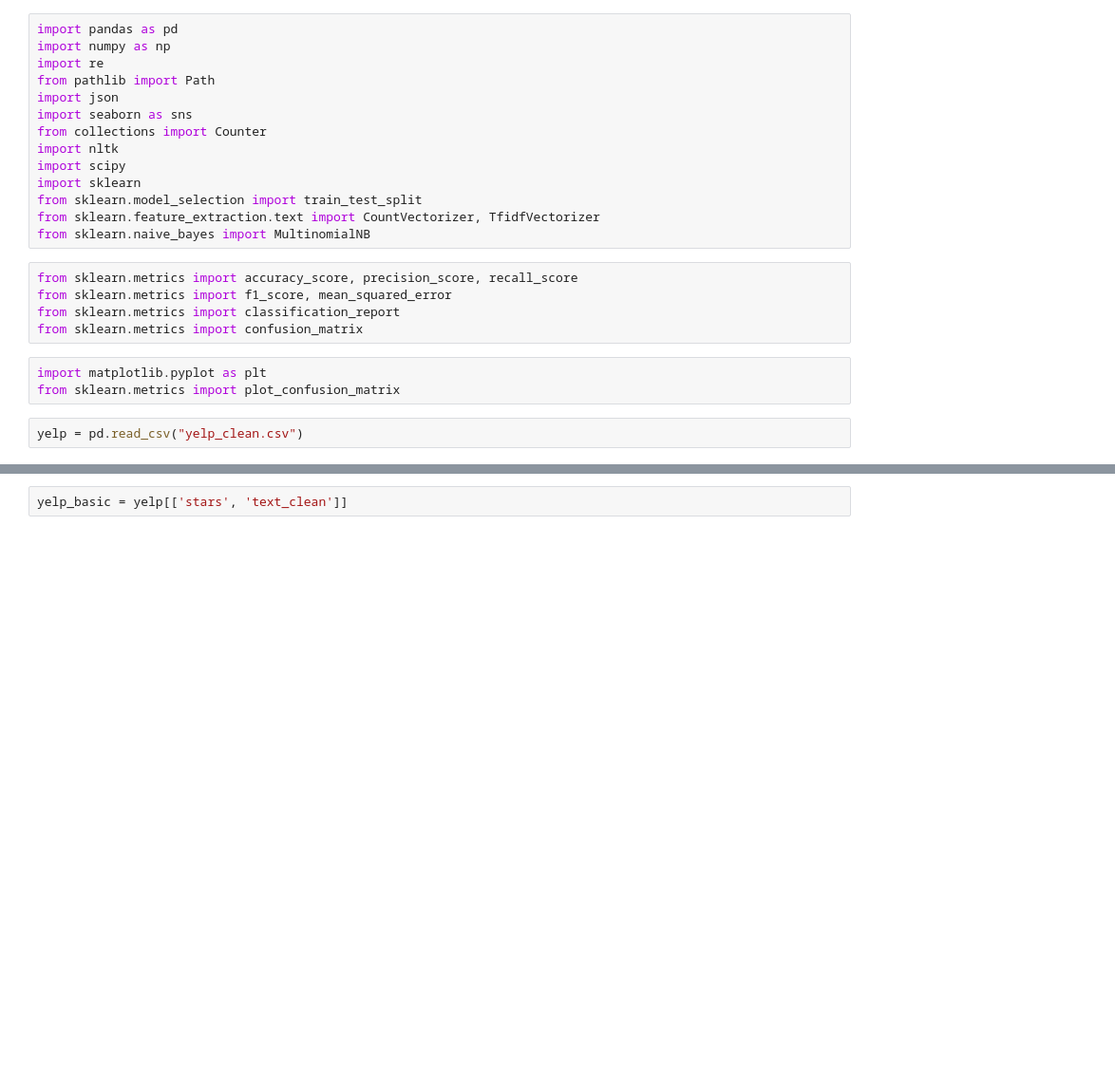
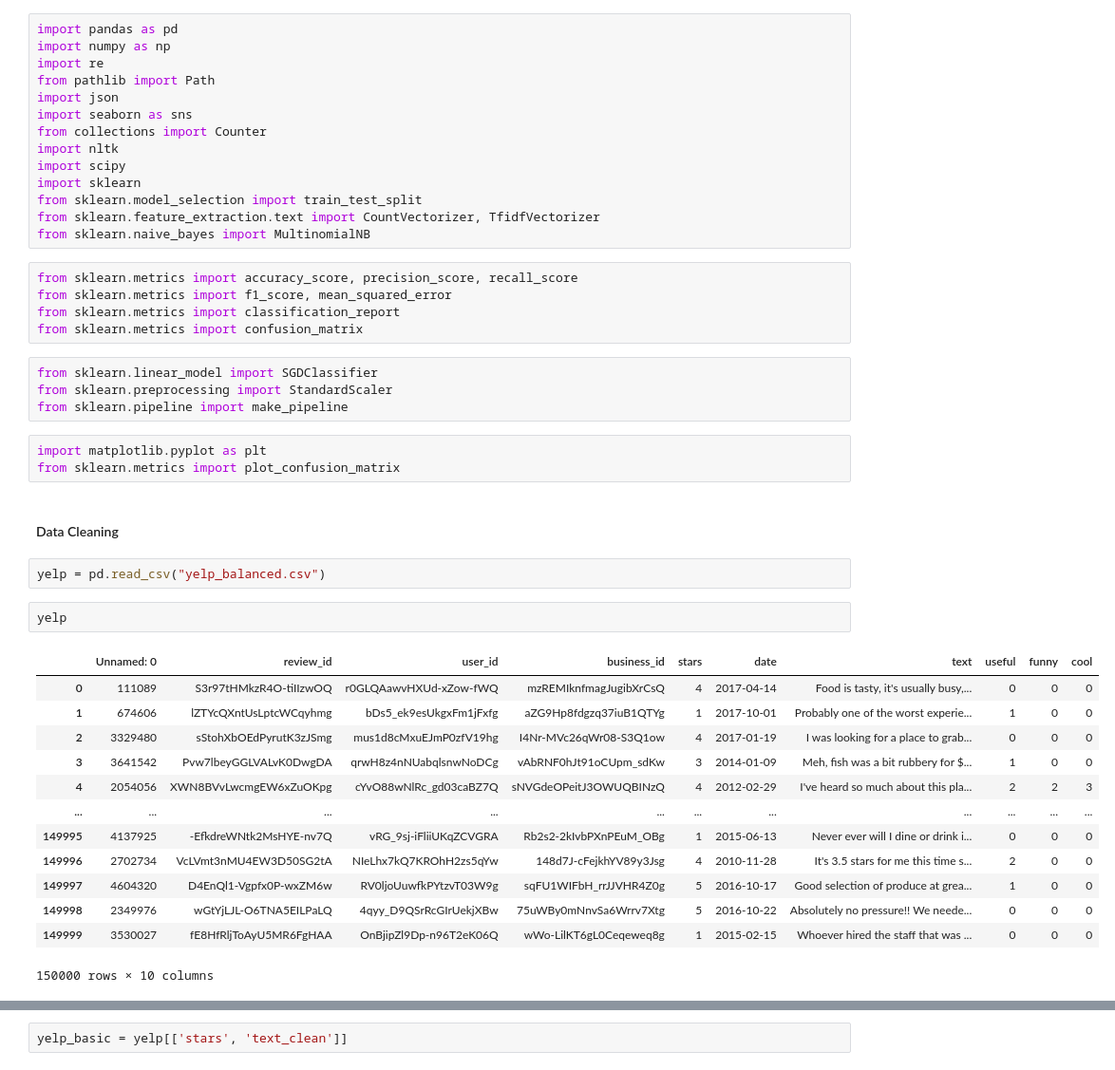
Before and after one commit to Algeorge99/ling-380-fp, a Jupyter notebook: Baseline Models.ipynb, the cells around one changed output, grey strips where cells are left out. Shown at 95% size. Cells and saved outputs as stored; diff of their text form; blank space fills up the shorter version.

```diff
--- a/Baseline Models.ipynb
+++ b/Baseline Models.ipynb
@@ -17,8 +17,30 @@ from sklearn.metrics import accuracy_score, precision_score, recall_score
 from sklearn.metrics import f1_score, mean_squared_error
 from sklearn.metrics import classification_report
 from sklearn.metrics import confusion_matrix
+# %%
+from sklearn.linear_model import SGDClassifier
+from sklearn.preprocessing import StandardScaler
+from sklearn.pipeline import make_pipeline
 # %%
 import matplotlib.pyplot as plt
 from sklearn.metrics import plot_confusion_matrix
+# %% [markdown]
+#### Data Cleaning
 # %%
-yelp = pd.read_csv("yelp_clean.csv")
+yelp = pd.read_csv("yelp_balanced.csv")
+# %%
+yelp
+# %% [output]
+|  | Unnamed: 0 | review_id | user_id | business_id | stars | date | text | useful | funny | cool |
+| 0 | 111089 | S3r97tHMkzR4O-tiIIzwOQ | r0GLQAawvHXUd-xZow-fWQ | mzREMIknfmagJugibXrCsQ | 4 | 2017-04-14 | Food is tasty, it's usually busy,... | 0 | 0 | 0 |
+| 1 | 674606 | lZTYcQXntUsLptcWCqyhmg | bDs5_ek9esUkgxFm1jFxfg | aZG9Hp8fdgzq37iuB1QTYg | 1 | 2017-10-01 | Probably one of the worst experie... | 1 | 0 | 0 |
+| 2 | 3329480 | sStohXbOEdPyrutK3zJSmg | mus1d8cMxuEJmP0zfV19hg | I4Nr-MVc26qWr08-S3Q1ow | 4 | 2017-01-19 | I was looking for a place to grab... | 0 | 0 | 0 |
+| 3 | 3641542 | Pvw7lbeyGGLVALvK0DwgDA | qrwH8z4nNUabqlsnwNoDCg | vAbRNF0hJt91oCUpm_sdKw | 3 | 2014-01-09 | Meh, fish was a bit rubbery for $... | 1 | 0 | 0 |
+| 4 | 2054056 | XWN8BVvLwcmgEW6xZuOKpg | cYvO88wNlRc_gd03caBZ7Q | sNVGdeOPeitJ3OWUQBINzQ | 4 | 2012-02-29 | I've heard so much about this pla... | 2 | 2 | 3 |
+| ... | ... | ... | ... | ... | ... | ... | ... | ... | ... | ... |
+| 149995 | 4137925 | -EfkdreWNtk2MsHYE-nv7Q | vRG_9sj-iFliiUKqZCVGRA | Rb2s2-2kIvbPXnPEuM_OBg | 1 | 2015-06-13 | Never ever will I dine or drink i... | 0 | 0 | 0 |
+| 149996 | 2702734 | VcLVmt3nMU4EW3D50SG2tA | NIeLhx7kQ7KROhH2zs5qYw | 148d7J-cFejkhYV89y3Jsg | 4 | 2010-11-28 | It's 3.5 stars for me this time s... | 2 | 0 | 0 |
+| 149997 | 4604320 | D4EnQl1-Vgpfx0P-wxZM6w | RV0ljoUuwfkPYtzvT03W9g | sqFU1WIFbH_rrJJVHR4Z0g | 5 | 2016-10-17 | Good selection of produce at grea... | 1 | 0 | 0 |
+| 149998 | 2349976 | wGtYjLJL-O6TNA5EILPaLQ | 4qyy_D9QSrRcGIrUekjXBw | 75uWBy0mNnvSa6Wrrv7Xtg | 5 | 2016-10-22 | Absolutely no pressure!! We neede... | 0 | 0 | 0 |
+| 149999 | 3530027 | fE8HfRljToAyU5MR6FgHAA | OnBjipZl9Dp-n96T2eK06Q | wWo-LilKT6gL0Ceqeweq8g | 1 | 2015-02-15 | Whoever hired the staff that was ... | 0 | 0 | 0 |
+150000 rows × 10 columns
```
Also changed, not shown: parts of 6 cells of this notebook.
